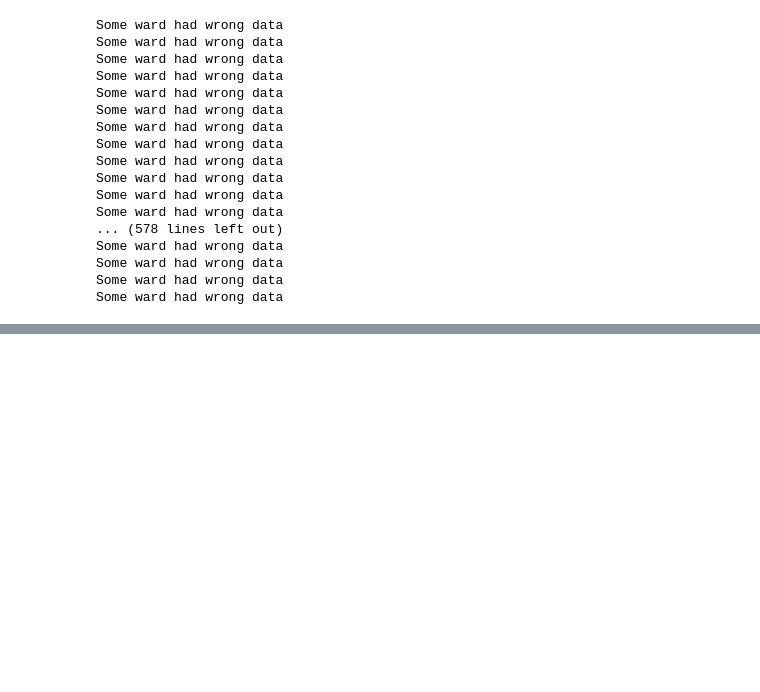
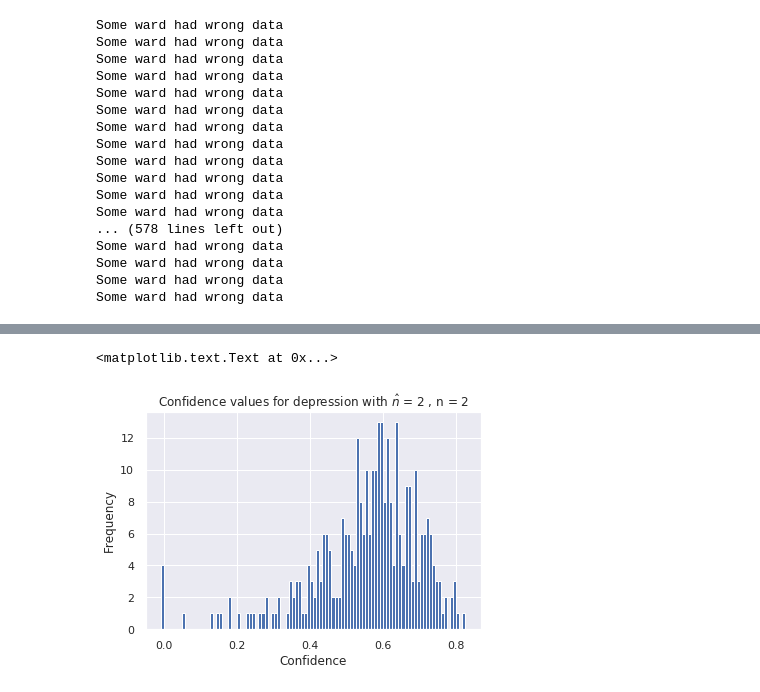
Before and after one commit to sagarjoglekar/2019_Health_Prescribe, a Jupyter notebook: prevalence_count_best_performing.ipynb, the cells around one changed output, grey strips where cells are left out. Cells and saved outputs as stored; diff of their text form; code cells hidden in the pictures; blank space fills up the shorter version.

```diff
--- a/prevalence_count_best_performing.ipynb
+++ b/prevalence_count_best_performing.ipynb
@@ -646,0 +779,10 @@ with open('Symptom_Prevalence_V4.json','wb') as f:
+# %%
+disease = DiseasePrevalence['depression']
+confidence = confidence_disease['depression']
+disease_arr = []
+confidence_arr = []
+
+for k in disease:
+    if k in confidence:
+        disease_arr.append(disease[k])
+        confidence_arr.append(np.mean(confidence[k]))
@@ -646,0 +815,28 @@ with open('Symptom_Prevalence_V4.json','wb') as f:
+# %%
+disease_confidenceDict = {}
+for d in borough_disease_prescription_count:
+    if d not in disease_confidenceDict:
+        disease_confidenceDict[d] = {}
+    UK_prev = [np.log10(v+1) for v in borough_disease_prescription_count[d].values()]
+    UK_all = [np.log10(v+1) for v in borough_all_prescription_count.values()]
+
+    mu_all = np.mean(UK_all)
+    sigma_all = np.std(UK_all)
+
+    mu_ = np.mean(UK_prev)
+    sigma_ = np.std(UK_prev)
+
+    print("disease %s , Mean %f , STD %f",d , mu_, sigma_)
+    for k in borough_disease_prescription_count[d]:
+        p = np.log10(float(borough_disease_prescription_count[d][k])+1)
+        p_all = np.log10(float(borough_all_prescription_count[k])+1)
+
+        thresh = p- (mu_ - 2*sigma_)
+        window = p_all -(mu_all - 2*sigma_all)
+
+        if window < 0 and thresh < 0:
+            disease_confidenceDict[d][k] = 0.0
+        else:
+#             disease_confidenceDict[d][k] = float(p - 2*sigma_)/float( mu_ -  2*sigma_)
+            disease_confidenceDict[d][k] = 1.0 - 1.0/((thresh + 1)**2.0)
+#             disease_confidenceDict[d][k] = 1.0 - 1.0/((thresh + window+2.0))
@@ -646,0 +905,9 @@ with open('Symptom_Prevalence_V4.json','wb') as f:
+# %%
+plt.hist(disease_confidenceDict['depression'].values(), bins= 100)
+ax = plt.gca()
+ax.set_title("Confidence values for depression with $\hat{n}$ = 2 , n = 2")
+ax.set_xlabel("Confidence")
+ax.set_ylabel("Frequency")
+# %% [output]
+<matplotlib.text.Text at 0x...>
+[figure, added]
```
Also changed, not shown: parts of 67 cells of this notebook, 9 other files.
